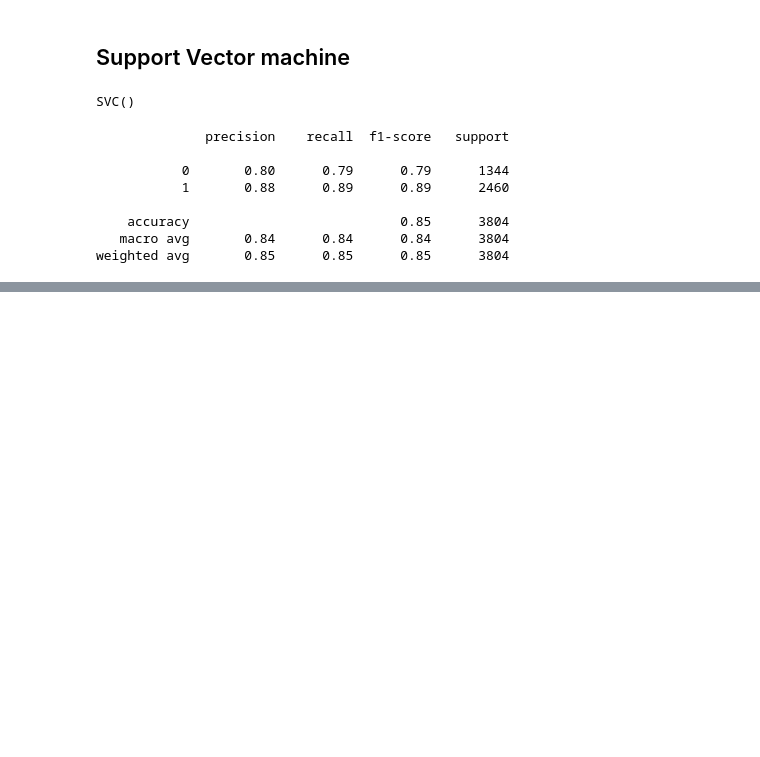
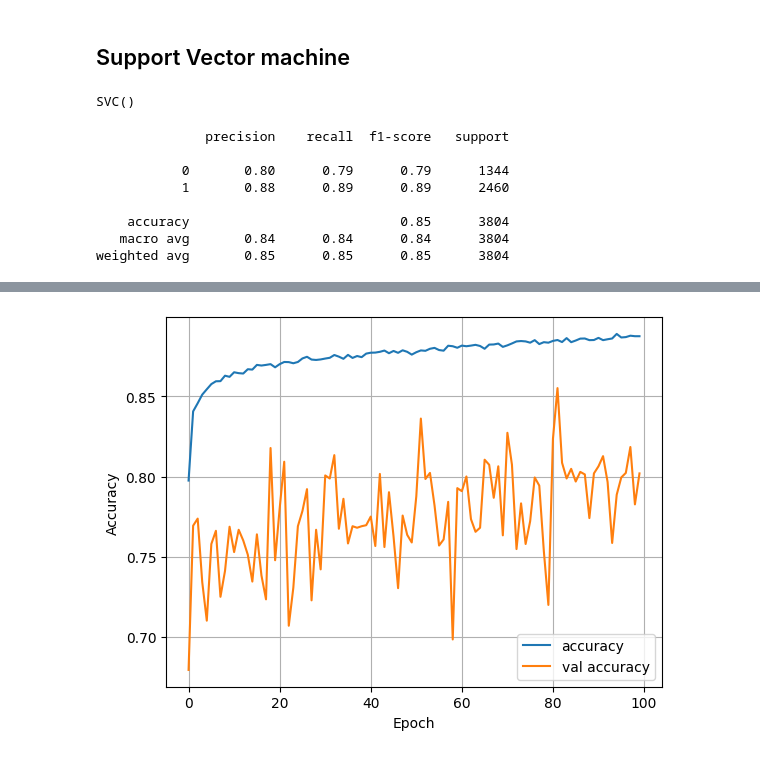
Before and after one commit to Tawheed-tariq/basic-ml-projects, a Jupyter notebook: 6.MAGIC/main.ipynb, the cells around one changed output, grey strips where cells are left out. Cells and saved outputs as stored; diff of their text form; code cells hidden in the pictures; blank space fills up the shorter version.

```diff
--- a/6.MAGIC/main.ipynb
+++ b/6.MAGIC/main.ipynb
@@ -183,0 +241,4 @@ weighted avg       0.85      0.85      0.85      3804
+# %%
+plot_accuracy(history)
+# %% [output]
+[figure, added]
```
Also changed, not shown: parts of 9 cells of this notebook.
